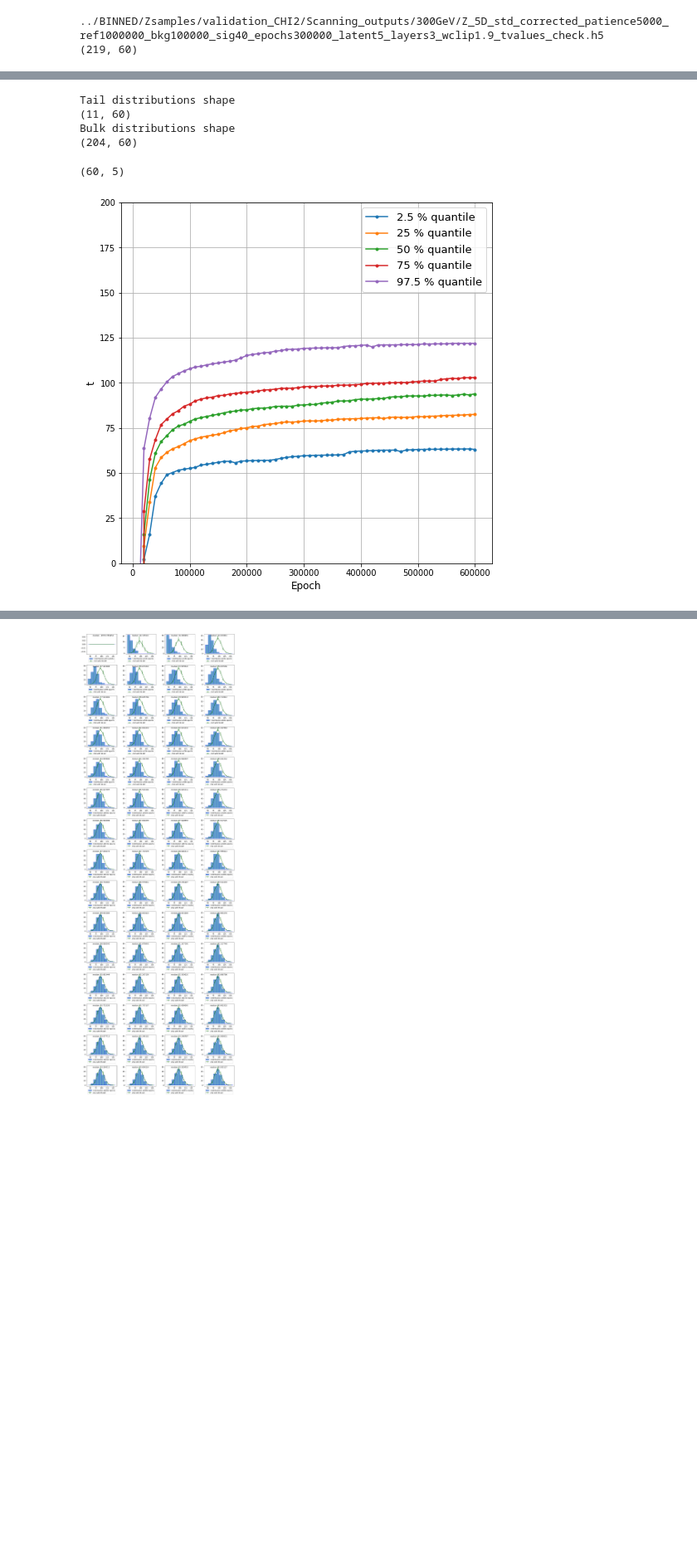
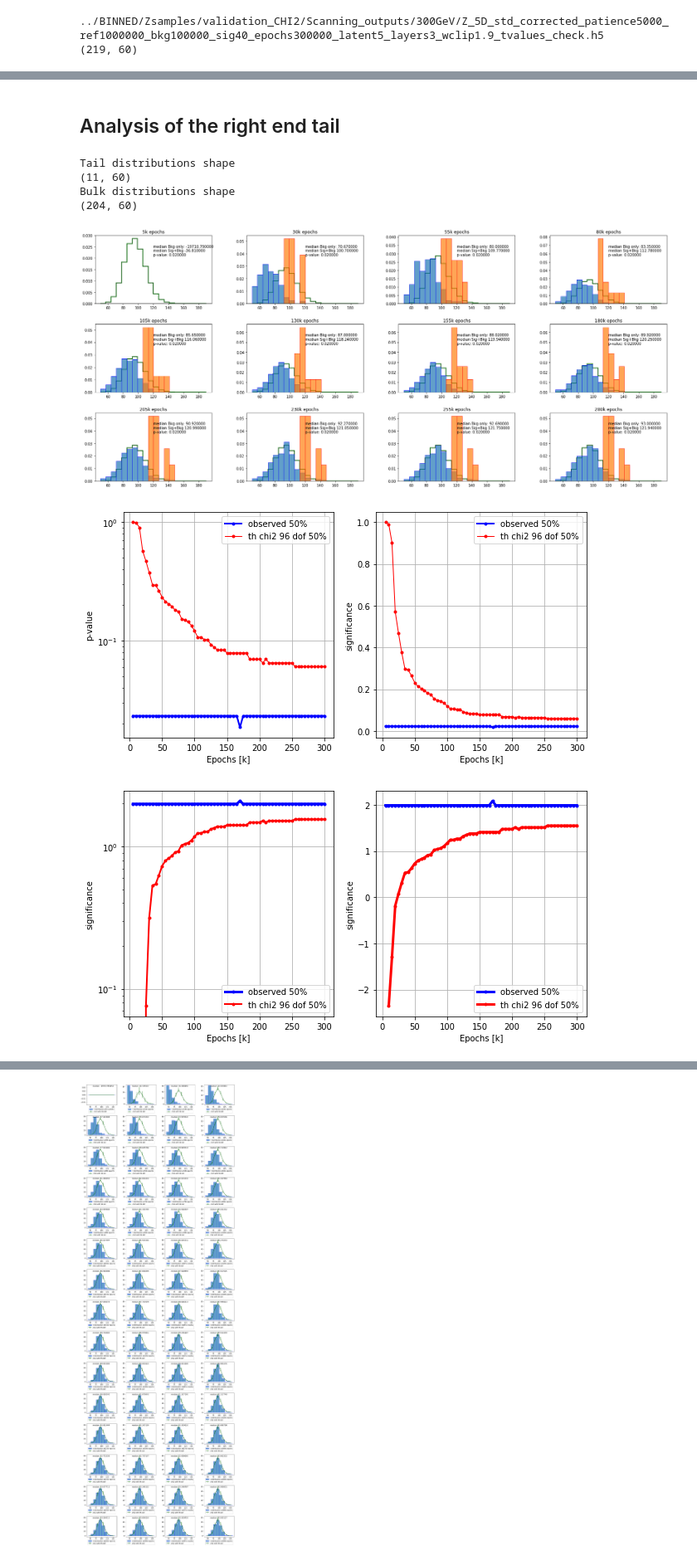
Before and after one commit to GaiaGrosso/Learning_NP, a Jupyter notebook: Zprime_5D/notebooks/FINAL_VERSION_Stopping_Criterion.ipynb, the cells around one changed output, grey strips where cells are left out. Shown at 83% size. Saved outputs shown, nothing was run; the diff lists cells and outputs as text; code cells hidden in the pictures; blank space fills up the shorter version.

```diff
--- a/Zprime_5D/notebooks/FINAL_VERSION_Stopping_Criterion.ipynb
+++ b/Zprime_5D/notebooks/FINAL_VERSION_Stopping_Criterion.ipynb
@@ -456,3 +546,5 @@ tvalues_check_SB=Read_from_h5(read_path, title_SB, '_tvalues_check', int(patienc
+# %% [markdown]
+## Analysis of the right end tail
 # %%
 tail_distribution, normal_distribution=Extract_Tail(tvalues_check_B, patience_B, cut=95)
 # %% [output]
@@ -460,8 +552,10 @@ Tail distributions shape
 (11, 60)
 Bulk distributions shape
 (204, 60)
-# %%
-Plot_Percentiles(tvalues_check_B, 2*int(patience_B), title_B, ymax1=200, ymax2=0.01)
-# %% [output]
-(60, 5)
-[figure, removed]
+# %%
+sig50 = Plot_CHI2_comparison(output_path, title_B, tvalues_check_B, tail_distribution, int(patience_B),
+                                         50, 190, 20, 96, verbose=1, save=1, plot_patience=5)
+# %% [output]
+[figure, added]
+[figure, added]
+[figure, added]
```
Also changed, not shown: parts of 12 cells of this notebook, 1 other file.
